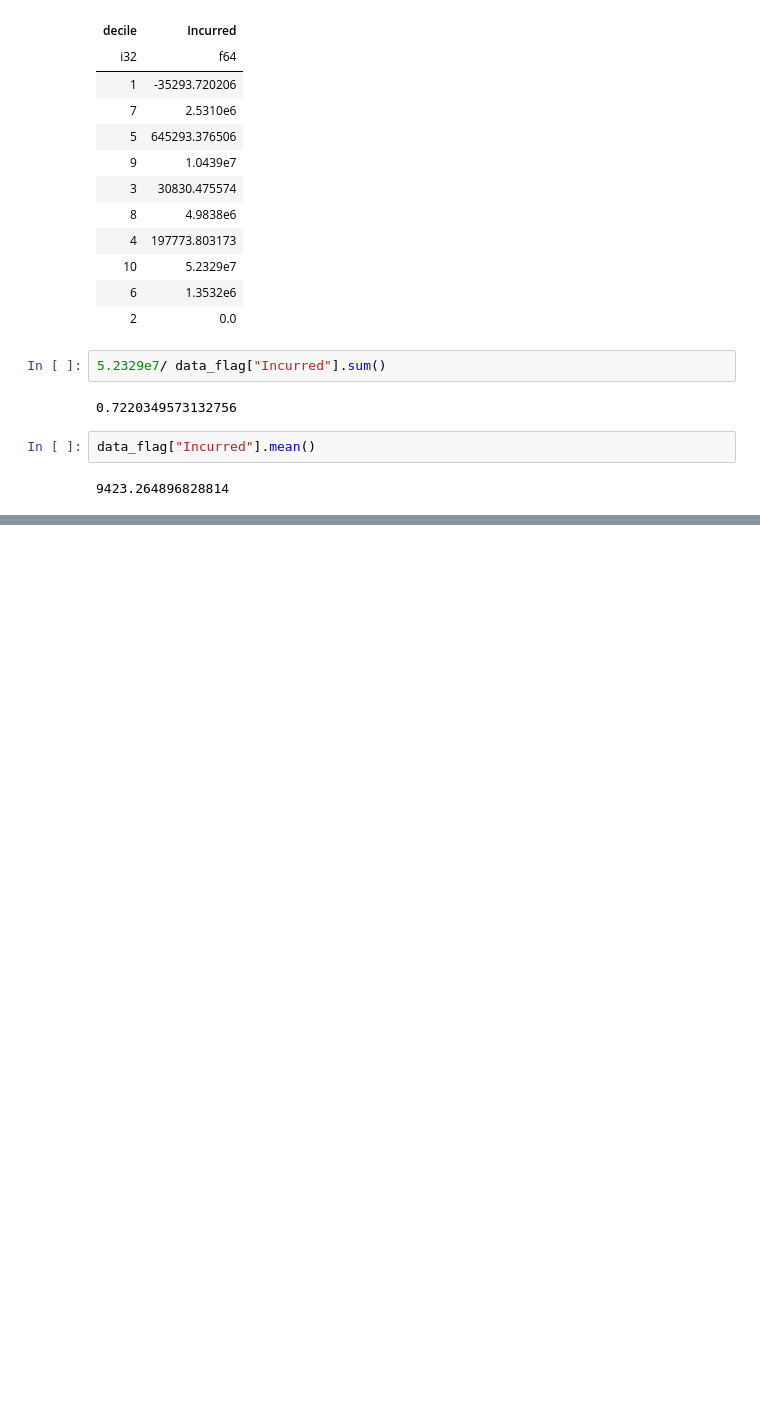
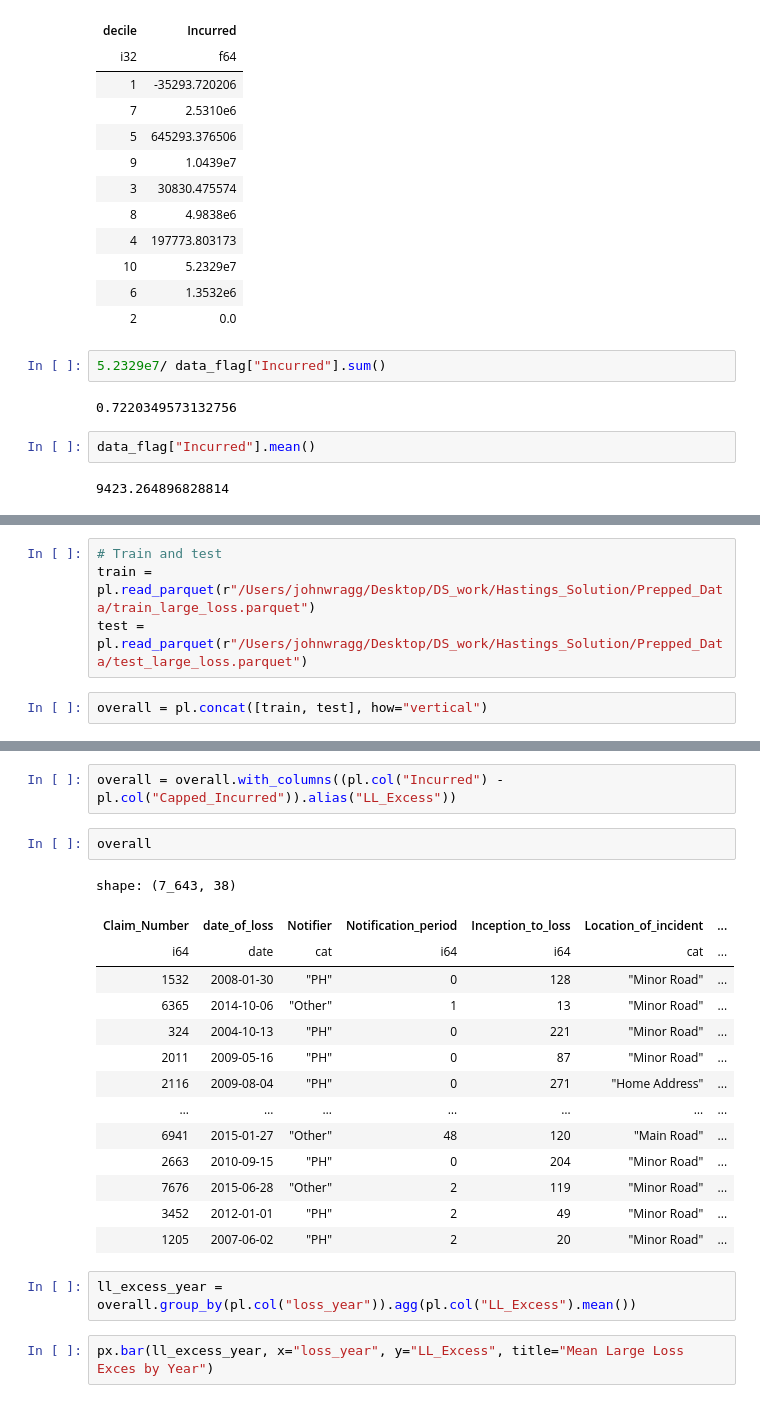
Before and after one commit to John2Wragg/Practice_Solution, a Jupyter notebook: Data_Preparation/dataloader.ipynb, the cells around one changed output, grey strips where cells are left out. Saved outputs shown, nothing was run; the diff lists cells and outputs as text; blank space fills up the shorter version.

```diff
--- a/Data_Preparation/dataloader.ipynb
+++ b/Data_Preparation/dataloader.ipynb
@@ -758,0 +783,6 @@ data_flag["Incurred"].mean()
+# %%
+# Train and test
+train = pl.read_parquet(r"/Users/johnwragg/Desktop/DS_work/Hastings_Solution/Prepped_Data/train_large_loss.parquet")
+test = pl.read_parquet(r"/Users/johnwragg/Desktop/DS_work/Hastings_Solution/Prepped_Data/test_large_loss.parquet")
+# %%
+overall = pl.concat([train, test], how="vertical")
@@ -758,0 +831,23 @@ data_flag["Incurred"].mean()
+# %%
+overall = overall.with_columns((pl.col("Incurred") - pl.col("Capped_Incurred")).alias("LL_Excess"))
+# %%
+overall
+# %% [output]
+shape: (7_643, 38)
+| Claim_Number | date_of_loss | Notifier | Notification_period | Inception_to_loss | Location_of_incident | ... |
+| i64 | date | cat | i64 | i64 | cat | ... |
+| 1532 | 2008-01-30 | "PH" | 0 | 128 | "Minor Road" | ... |
+| 6365 | 2014-10-06 | "Other" | 1 | 13 | "Minor Road" | ... |
+| 324 | 2004-10-13 | "PH" | 0 | 221 | "Minor Road" | ... |
+| 2011 | 2009-05-16 | "PH" | 0 | 87 | "Minor Road" | ... |
+| 2116 | 2009-08-04 | "PH" | 0 | 271 | "Home Address" | ... |
+| … | … | … | … | … | … | ... |
+| 6941 | 2015-01-27 | "Other" | 48 | 120 | "Main Road" | ... |
+| 2663 | 2010-09-15 | "PH" | 0 | 204 | "Minor Road" | ... |
+| 7676 | 2015-06-28 | "Other" | 2 | 119 | "Minor Road" | ... |
+| 3452 | 2012-01-01 | "PH" | 2 | 49 | "Minor Road" | ... |
+| 1205 | 2007-06-02 | "PH" | 2 | 20 | "Minor Road" | ... |
+# %%
+ll_excess_year = overall.group_by(pl.col("loss_year")).agg(pl.col("LL_Excess").mean())
+# %%
+px.bar(ll_excess_year, x="loss_year", y="LL_Excess", title="Mean Large Loss Exces by Year")
```
Also changed, not shown: parts of 18 cells of this notebook, 8 other files.
